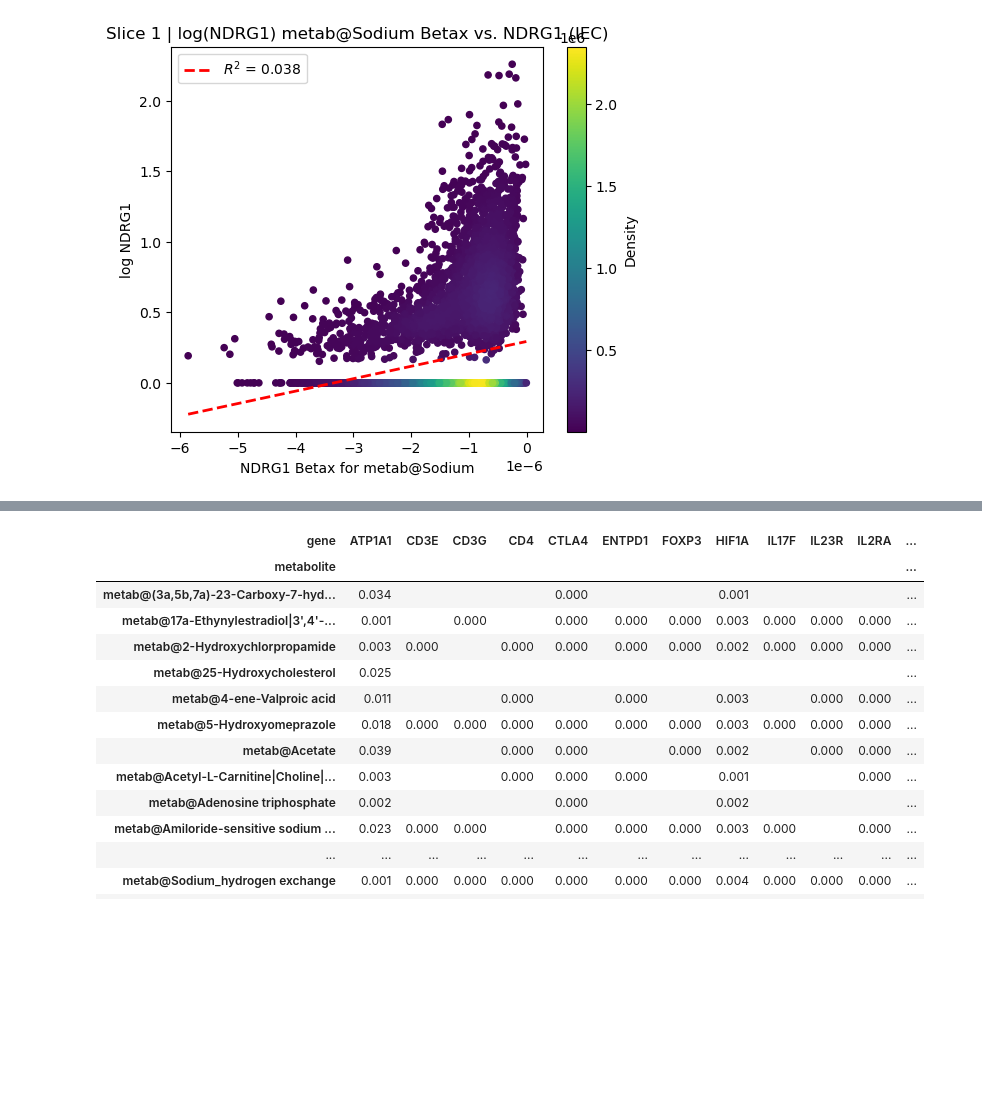
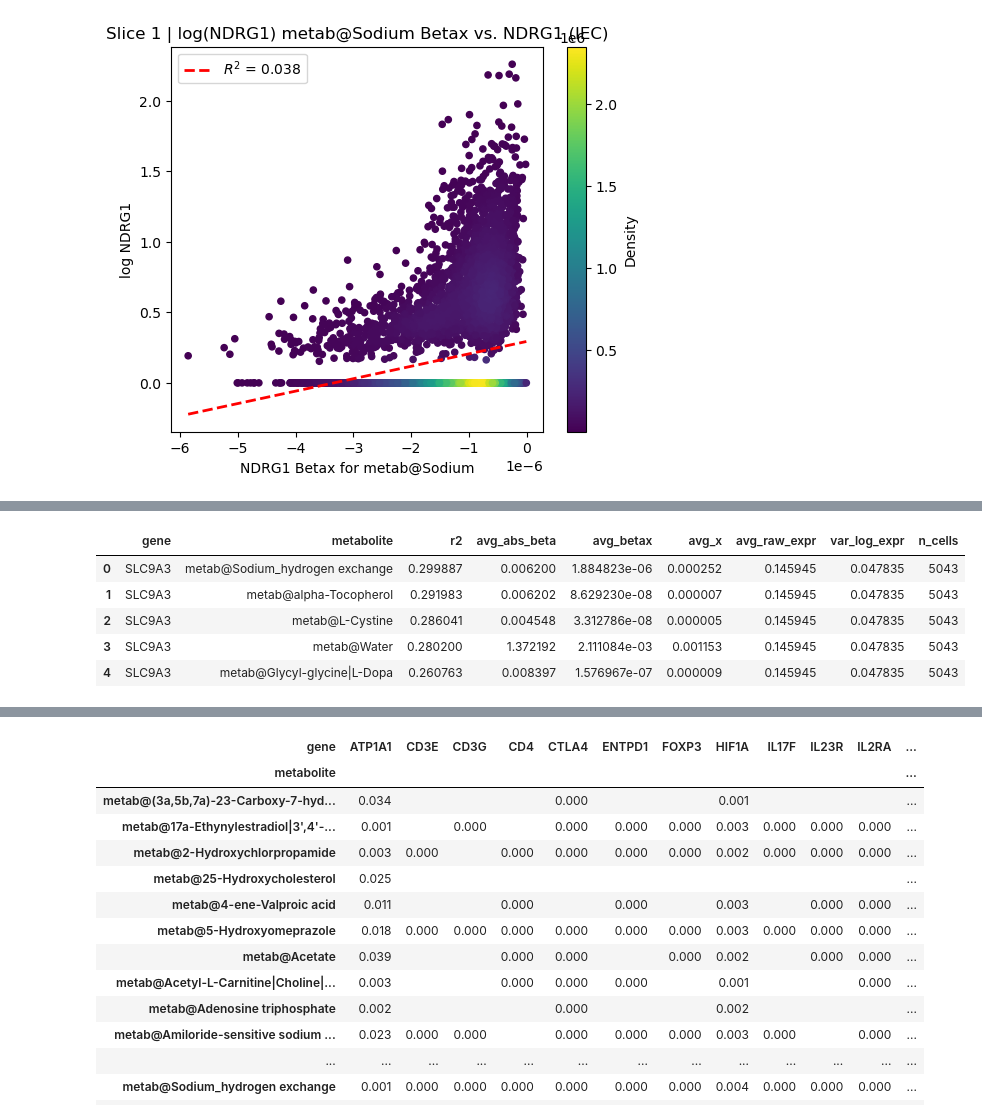
Before and after one commit to fosterea/MetabTravLR, a Jupyter notebook: metab_processing/Analysis/Foster/alexi_uc_NDRG1.ipynb, the cells around one changed output, grey strips where cells are left out. Drawn from its saved outputs; the diff is of its cells as text; code cells hidden in the pictures; blank space fills up the shorter version.

```diff
--- a/metab_processing/Analysis/Foster/alexi_uc_NDRG1.ipynb
+++ b/metab_processing/Analysis/Foster/alexi_uc_NDRG1.ipynb
@@ -382,6 +382,9 @@ def betax_vs_gene_r2(adata, tier, cell_types=None, genes=None):
     return pd.DataFrame(rows).sort_values('r2', ascending=False, ignore_index=True)
 # %%
 betax_r2 = betax_vs_gene_r2(adata, TIER, cell_types=[CELL_TYPE])
+betax_r2_slice2 = betax_vs_gene_r2(adata2, TIER, cell_types=[CELL_TYPE])
+betax_r2_slice3 = betax_vs_gene_r2(adata3, TIER, cell_types=[CELL_TYPE])
+betax_r2_slice4 = betax_vs_gene_r2(adata4, TIER, cell_types=[CELL_TYPE])
 
 # Re-order by a different field -- uncomment one:
 # betax_r2 = betax_r2.sort_values('avg_abs_beta', ascending=False, ignore_index=True)
@@ -408,3 +411,12 @@ betax_r2.head(50)
 | 47 | NDRG1 | metab@Estradiol | 0.239420 | 0.072370 | 7.204400e-06 | 9.197649e-05 | 0.482901 | 0.125180 | 7778 |
 | 48 | SLC9A3 | metab@Acetate | 0.238119 | 0.012370 | 1.743310e-07 | 1.387686e-05 | 0.521857 | 0.154394 | 7778 |
 | 49 | NDRG1 | metab@Testosterone | 0.236156 | 0.057336 | 8.477989e-06 | 9.686509e-05 | 0.482901 | 0.125180 | 7778 |
+# %%
+betax_r2_slice2.head(5)
+# %% [output]
+|  | gene | metabolite | r2 | avg_abs_beta | avg_betax | avg_x | avg_raw_expr | var_log_expr | n_cells |
+| 0 | SLC9A3 | metab@Sodium_hydrogen exchange | 0.299887 | 0.006200 | 1.884823e-06 | 0.000252 | 0.145945 | 0.047835 | 5043 |
+| 1 | SLC9A3 | metab@alpha-Tocopherol | 0.291983 | 0.006202 | 8.629230e-08 | 0.000007 | 0.145945 | 0.047835 | 5043 |
+| 2 | SLC9A3 | metab@L-Cystine | 0.286041 | 0.004548 | 3.312786e-08 | 0.000005 | 0.145945 | 0.047835 | 5043 |
+| 3 | SLC9A3 | metab@Water | 0.280200 | 1.372192 | 2.111084e-03 | 0.001153 | 0.145945 | 0.047835 | 5043 |
+| 4 | SLC9A3 | metab@Glycyl-glycine|L-Dopa | 0.260763 | 0.008397 | 1.576967e-07 | 0.000009 | 0.145945 | 0.047835 | 5043 |
```
Also changed, not shown: parts of 2 cells of this notebook.
